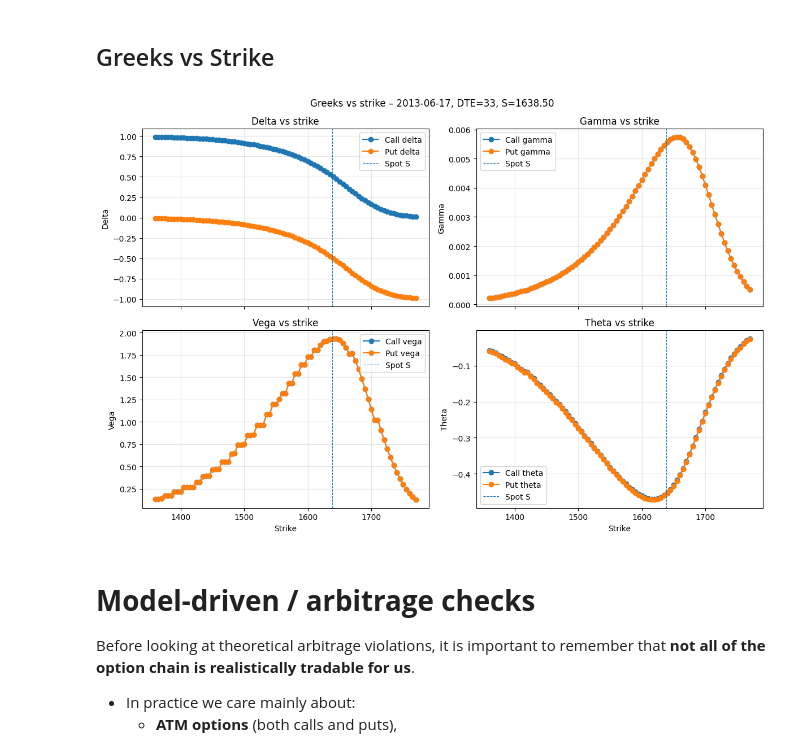
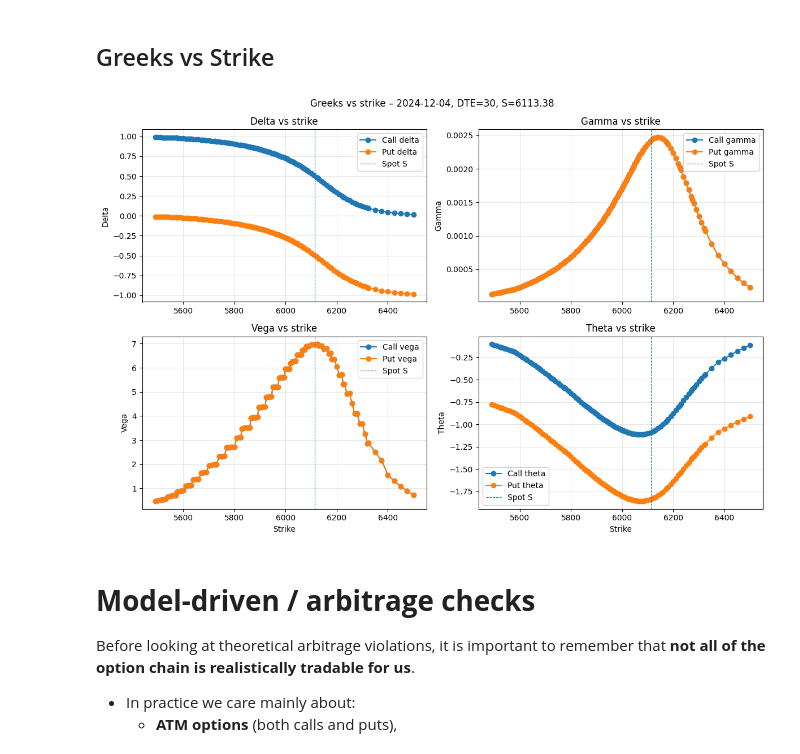
Before and after one commit to anthonymakarewicz/volatility-trading, a Jupyter notebook: notebooks/orats_spx_panel_eda_validation.ipynb, the cells around one changed output. Saved outputs shown, nothing was run; the diff lists cells and outputs as text; code cells hidden in the pictures.

```diff
--- a/notebooks/orats_spx_panel_eda_validation.ipynb
+++ b/notebooks/orats_spx_panel_eda_validation.ipynb
@@ -47,8 +44,8 @@ end = date(2025, 12, 31)
 
 delta_min = 0.01
 delta_max = 0.99
-dte_min = 1
-dte_max = 252
+dte_min = 7
+dte_max = 60
 
 lf = load_orats_panel_lazy("SPY")
 lf = lf.filter(
@@ -953,7 +950,7 @@ Inside the 5%-95% Delta band the violations completely dissapear so we cna safel
 ## Greeks vs Strike
 # %%
 # 1) Pick a date & target DTE
-day = date(2013, 6, 17)
+day = date(2024, 12, 4)
 dte_target = 30  # target maturity in days
 
 sub = df_long.filter(pl.col("trade_date") == day)
@@ -981,34 +978,34 @@ S = sub.select("underlying_price").to_series().item(0)
 calls = sub.filter(pl.col("option_type") == "C")
 puts = sub.filter(pl.col("option_type") == "P")
 # %%
-fig, axes = plt.subplots(2, 2, figsize=(12, 8), sharex=True)
+fig, axes = plt.subplots(2, 2, figsize=(12, 8), sharex=False)
 ax_d, ax_g = axes[0]
 ax_v, ax_t = axes[1]
 
 plots = [
     ("delta", ax_d, "Delta", "Delta vs strike"),
     ("gamma", ax_g, "Gamma", "Gamma vs strike"),
     ("vega",  ax_v, "Vega",  "Vega vs strike"),
     ("theta", ax_t, "Theta", "Theta vs strike"),
 ]
 
 for col, ax, ylabel, title in plots:
     ax.plot(calls["strike"], calls[col], label=f"Call {col}", marker="o")
     ax.plot(puts["strike"],  puts[col],  label=f"Put {col}",  marker="o")
 
     # vertical line at spot
     ax.axvline(S, linestyle="--", linewidth=0.8, label="Spot S")
 
     ax.set_title(title)
     ax.set_ylabel(ylabel)
     ax.grid(True, alpha=0.3)
     ax.legend()
 
 ax_v.set_xlabel("Strike")
 ax_t.set_xlabel("Strike")
 
 fig.suptitle(f"Greeks vs strike – {day}, DTE={dte_true}, S={S:.2f}")
 fig.tight_layout()
 plt.show()
 # %% [output]
-[figure, old version]
+[figure, new version]
```
Also changed, not shown: parts of 20 cells of this notebook, 4 other files.
